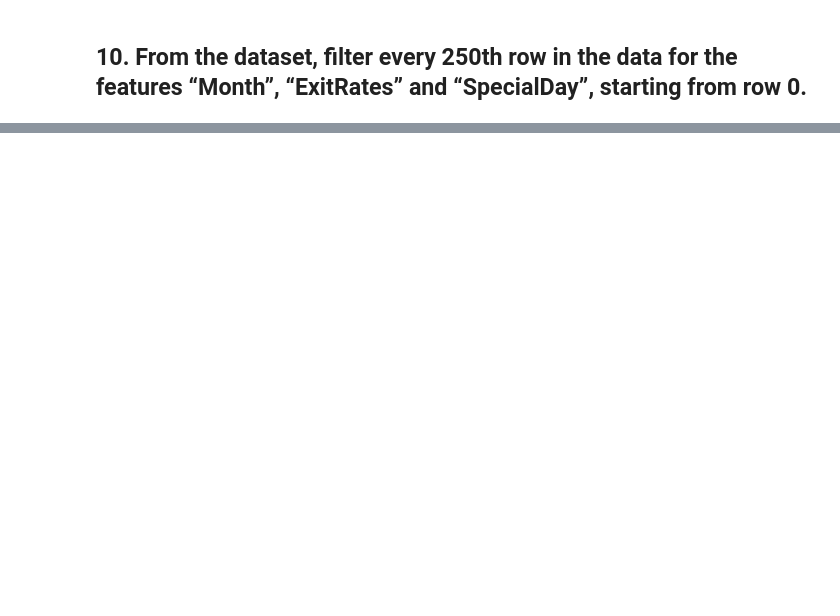
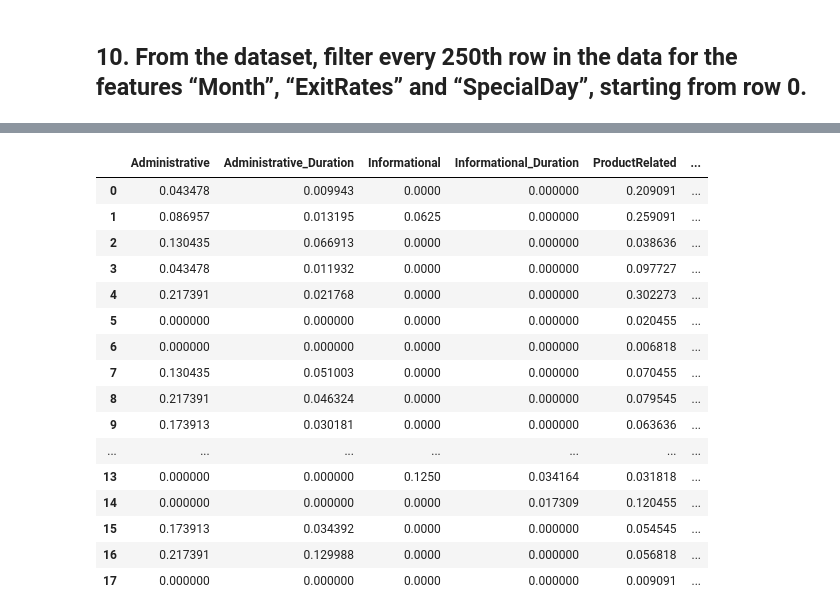
Before and after one commit to josingler/GDA, a Jupyter notebook: GDA_test_beispiele.ipynb, the cells around one changed output, grey strips where cells are left out. Drawn from its saved outputs; the diff is of its cells as text; code cells hidden in the pictures; blank space fills up the shorter version.

```diff
--- a/GDA_test_beispiele.ipynb
+++ b/GDA_test_beispiele.ipynb
@@ -336,0 +260,4 @@ Name: 3237, dtype: object
+# %%
+for col in df:
+    if (df[col].dtype == np.int64 or df[col].dtype == np.float64):
+        print(col)
@@ -336,0 +320,6 @@ Name: 3237, dtype: object
+# %%
+for col in df:
+    if (df[col].dtype == np.int64 or df[col].dtype == np.float64):
+        mn = df[col].min()
+        mx = df[col].max()
+        df[col] = (df[col]-mn)/(mx-mn)
@@ -336,0 +493,3 @@ Name: 3237, dtype: object
+# %%
+mi = df["Informational_Duration"].mean()
+mi
@@ -336,0 +560,2 @@ Name: 3237, dtype: object
+# %%
+df["Informational_Duration"] =  df["Informational_Duration"].fillna(mi)
@@ -336,0 +614,20 @@ Name: 3237, dtype: object
+# %%
+df.head(18)
+# %% [output]
+|  | Administrative | Administrative_Duration | Informational | Informational_Duration | ProductRelated | ... |
+| 0 | 0.043478 | 0.009943 | 0.0000 | 0.000000 | 0.209091 | ... |
+| 1 | 0.086957 | 0.013195 | 0.0625 | 0.000000 | 0.259091 | ... |
+| 2 | 0.130435 | 0.066913 | 0.0000 | 0.000000 | 0.038636 | ... |
+| 3 | 0.043478 | 0.011932 | 0.0000 | 0.000000 | 0.097727 | ... |
+| 4 | 0.217391 | 0.021768 | 0.0000 | 0.000000 | 0.302273 | ... |
+| 5 | 0.000000 | 0.000000 | 0.0000 | 0.000000 | 0.020455 | ... |
+| 6 | 0.000000 | 0.000000 | 0.0000 | 0.000000 | 0.006818 | ... |
+| 7 | 0.130435 | 0.051003 | 0.0000 | 0.000000 | 0.070455 | ... |
+| 8 | 0.217391 | 0.046324 | 0.0000 | 0.000000 | 0.079545 | ... |
+| 9 | 0.173913 | 0.030181 | 0.0000 | 0.000000 | 0.063636 | ... |
+| ... | ... | ... | ... | ... | ... | ... |
+| 13 | 0.000000 | 0.000000 | 0.1250 | 0.034164 | 0.031818 | ... |
+| 14 | 0.000000 | 0.000000 | 0.0000 | 0.017309 | 0.120455 | ... |
+| 15 | 0.173913 | 0.034392 | 0.0000 | 0.000000 | 0.054545 | ... |
+| 16 | 0.217391 | 0.129988 | 0.0000 | 0.000000 | 0.056818 | ... |
+| 17 | 0.000000 | 0.000000 | 0.0000 | 0.000000 | 0.009091 | ... |
```
Also changed, not shown: parts of 68 cells of this notebook.
